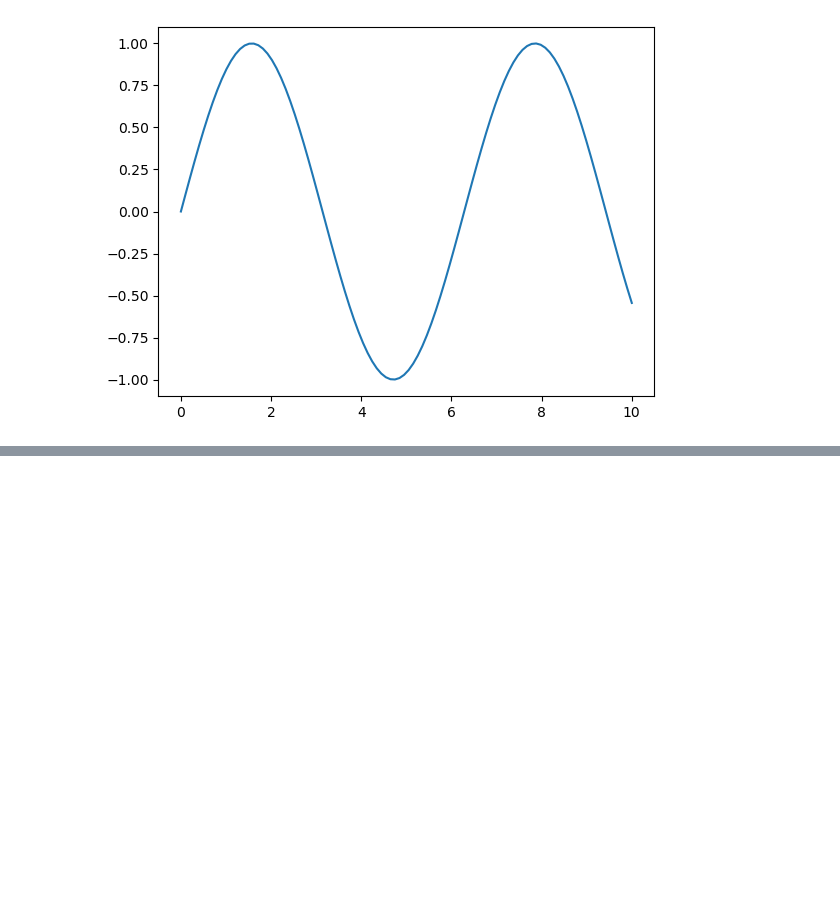
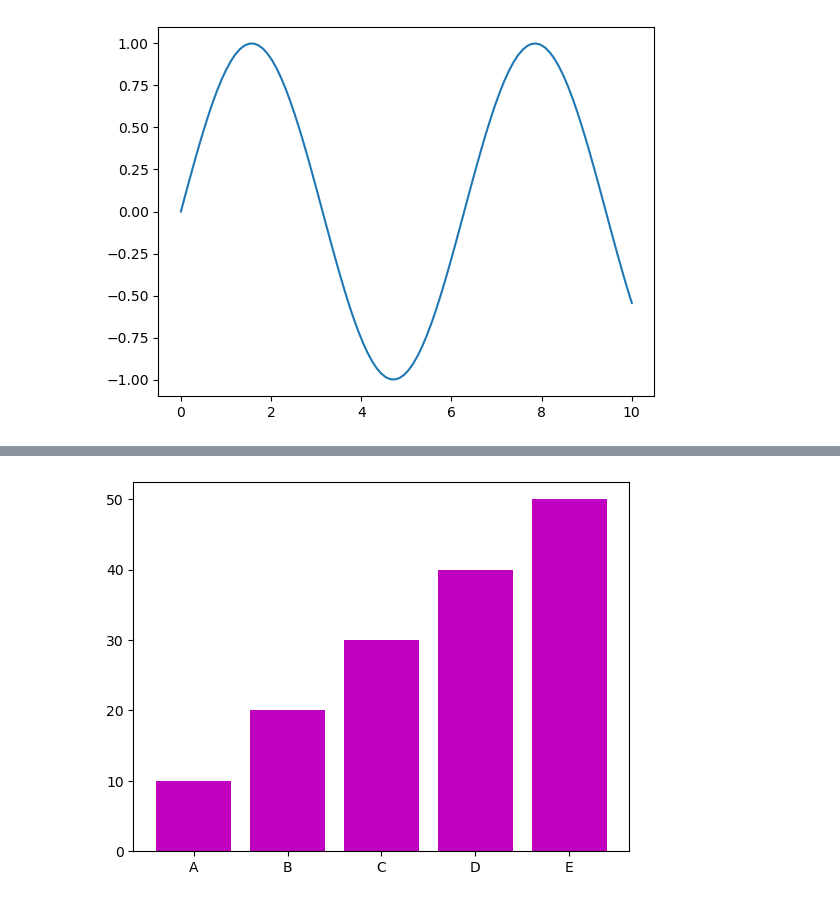
Before and after one commit to Shivauppe/FY2026_January, a Jupyter notebook: DataVisualization.ipynb, the cells around one changed output, grey strips where cells are left out. Cells and saved outputs as stored; diff of their text form; code cells hidden in the pictures; blank space fills up the shorter version.

```diff
--- a/DataVisualization.ipynb
+++ b/DataVisualization.ipynb
@@ -140,0 +167,9 @@ plt.show()
+# %%
+#bar plot
+x = ['A','B','C','D','E']
+y = [10,20,30,40,50]
+
+plt.bar(x,y,color = 'm')
+plt.show()
+# %% [output]
+[figure, added]
```
Also changed, not shown: parts of 9 cells of this notebook.
